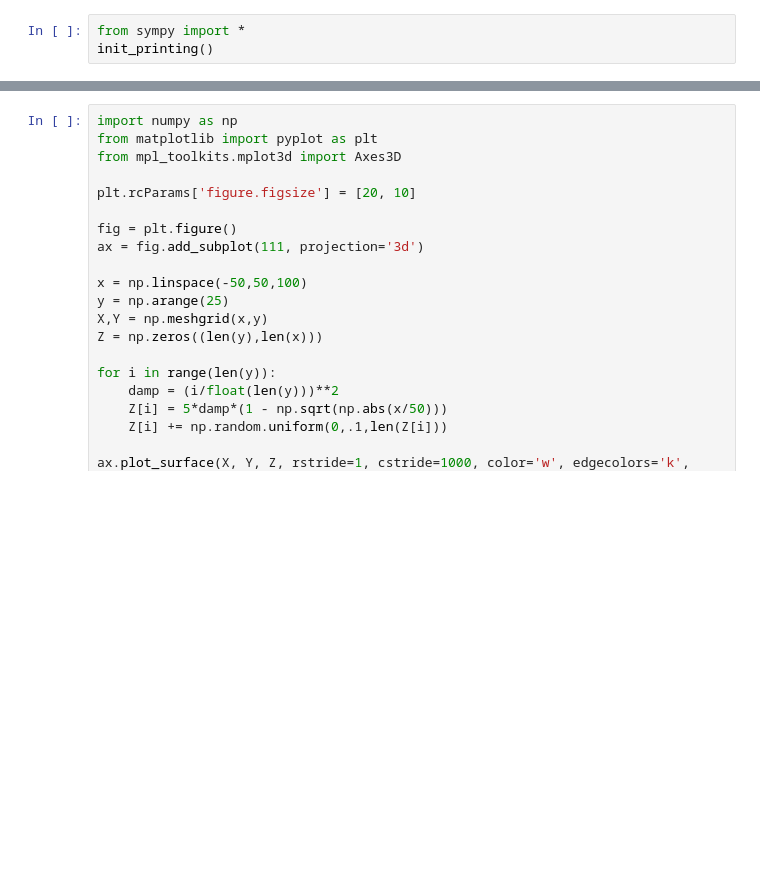
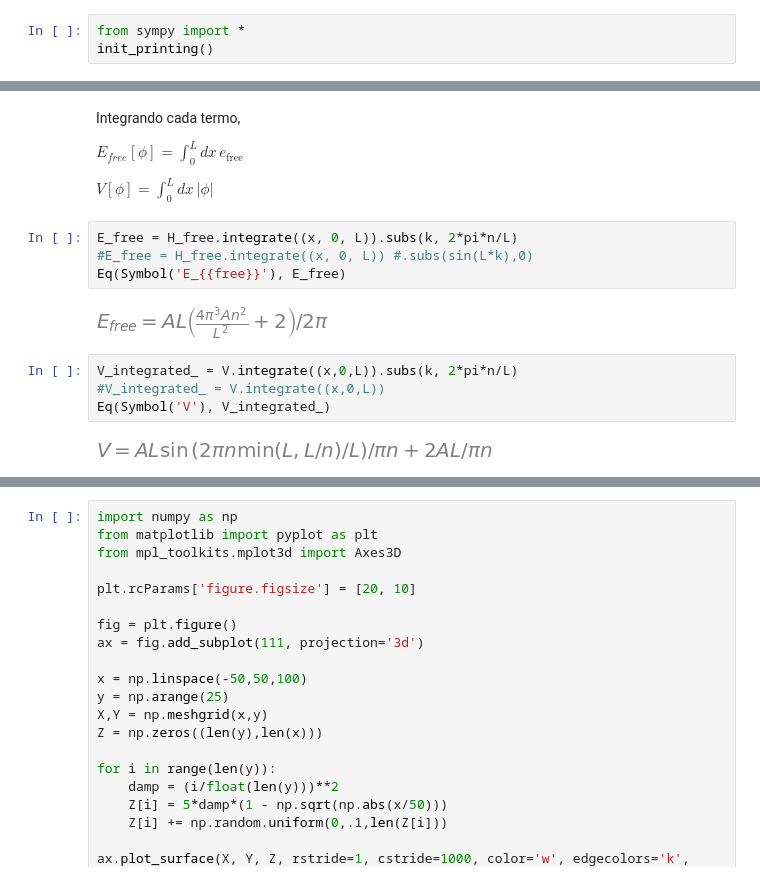
Before and after one commit to jstreibel/StudioSlab, a Jupyter notebook: Studios/Fields/Tools/DataAnalysis/ipynb/scribbles3.ipynb, the cells around one changed output, grey strips where cells are left out. Drawn from its saved outputs; the diff is of its cells as text; blank space fills up the shorter version.

```diff
--- a/Studios/Fields/Tools/DataAnalysis/ipynb/scribbles3.ipynb
+++ b/Studios/Fields/Tools/DataAnalysis/ipynb/scribbles3.ipynb
@@ -26,0 +48,18 @@ display(H_free + V)
+# %% [markdown]
+Integrando cada termo,
+
+$E_{free}[\phi]=\int_0^L dx\,e_\text{free}$
+
+$V[\phi]=\int_0^L dx\,|\phi|$
+# %%
+E_free = H_free.integrate((x, 0, L)).subs(k, 2*pi*n/L)
+#E_free = H_free.integrate((x, 0, L)) #.subs(sin(L*k),0)
+Eq(Symbol('E_{{free}}'), E_free)
+# %% [output]
+[figure, added]
+# %%
+V_integrated_ = V.integrate((x,0,L)).subs(k, 2*pi*n/L)
+#V_integrated_ = V.integrate((x,0,L))
+Eq(Symbol('V'), V_integrated_)
+# %% [output]
+[figure, added]
```
Also changed, not shown: parts of 22 cells of this notebook, 7 other files.
